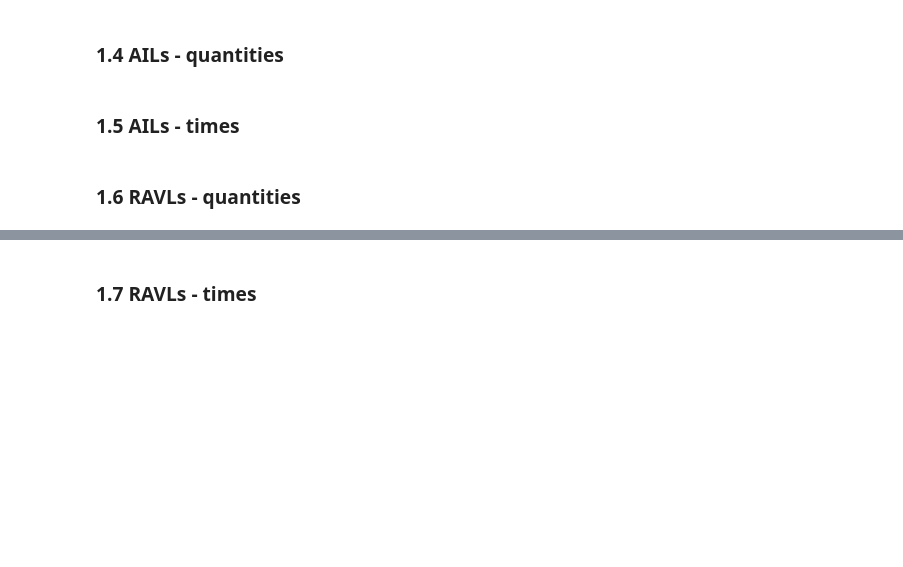
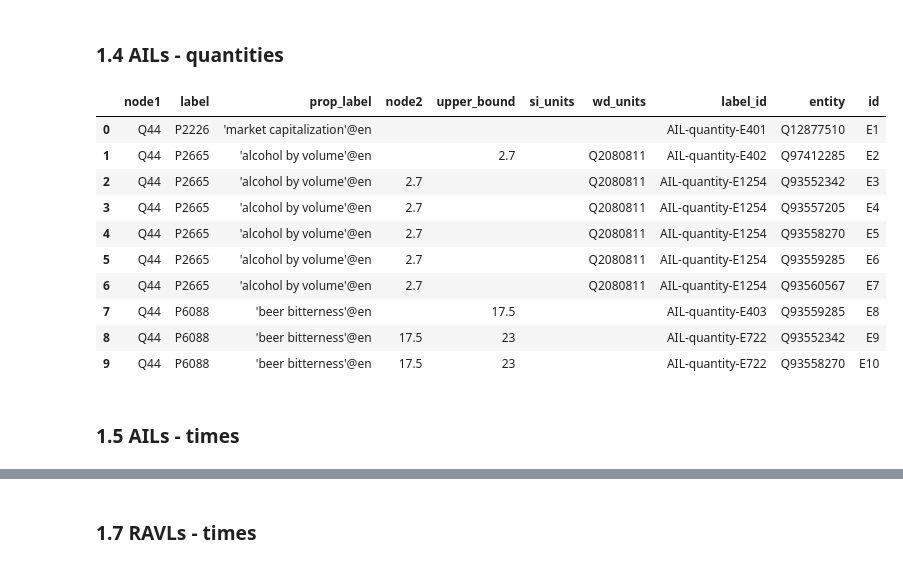
Before and after one commit to nicklein/kgtk, a Jupyter notebook: entity_profiling/select_final_label_set.ipynb, the cells around one changed output, grey strips where cells are left out. Cells and saved outputs as stored; diff of their text form; code cells hidden in the pictures; blank space fills up the shorter version.

Commit message:
progress on queries to get labels and their matching entities.. ran into some problems, considering other ways of getting this but continuing with this way for now

```diff
--- a/entity_profiling/select_final_label_set.ipynb
+++ b/entity_profiling/select_final_label_set.ipynb
@@ -154,4 +171,16 @@ display(pd.read_csv("{}/candidate_time.year_AVLs_and_their_entities.tsv".format(
+# %%
+display(pd.read_csv("{}/candidate_quantity_AILs_and_their_entities.tsv".format(os.environ["WORK"]), delimiter = '\t', nrows=10).fillna(""))
+# %% [output]
+|  | node1 | label | prop_label | node2 | upper_bound | si_units | wd_units | label_id | entity | id |
+| 0 | Q44 | P2226 | 'market capitalization'@en |  |  |  |  | AIL-quantity-E401 | Q12877510 | E1 |
+| 1 | Q44 | P2665 | 'alcohol by volume'@en |  | 2.7 |  | Q2080811 | AIL-quantity-E402 | Q97412285 | E2 |
+| 2 | Q44 | P2665 | 'alcohol by volume'@en | 2.7 |  |  | Q2080811 | AIL-quantity-E1254 | Q93552342 | E3 |
+| 3 | Q44 | P2665 | 'alcohol by volume'@en | 2.7 |  |  | Q2080811 | AIL-quantity-E1254 | Q93557205 | E4 |
+| 4 | Q44 | P2665 | 'alcohol by volume'@en | 2.7 |  |  | Q2080811 | AIL-quantity-E1254 | Q93558270 | E5 |
+| 5 | Q44 | P2665 | 'alcohol by volume'@en | 2.7 |  |  | Q2080811 | AIL-quantity-E1254 | Q93559285 | E6 |
+| 6 | Q44 | P2665 | 'alcohol by volume'@en | 2.7 |  |  | Q2080811 | AIL-quantity-E1254 | Q93560567 | E7 |
+| 7 | Q44 | P6088 | 'beer bitterness'@en |  | 17.5 |  |  | AIL-quantity-E403 | Q93559285 | E8 |
+| 8 | Q44 | P6088 | 'beer bitterness'@en | 17.5 | 23 |  |  | AIL-quantity-E722 | Q93552342 | E9 |
+| 9 | Q44 | P6088 | 'beer bitterness'@en | 17.5 | 23 |  |  | AIL-quantity-E722 | Q93558270 | E10 |
 # %% [markdown]
 ### 1.5 AILs - times
-# %% [markdown]
-### 1.6 RAVLs - quantities
```
Also changed, not shown: parts of 14 cells of this notebook.
